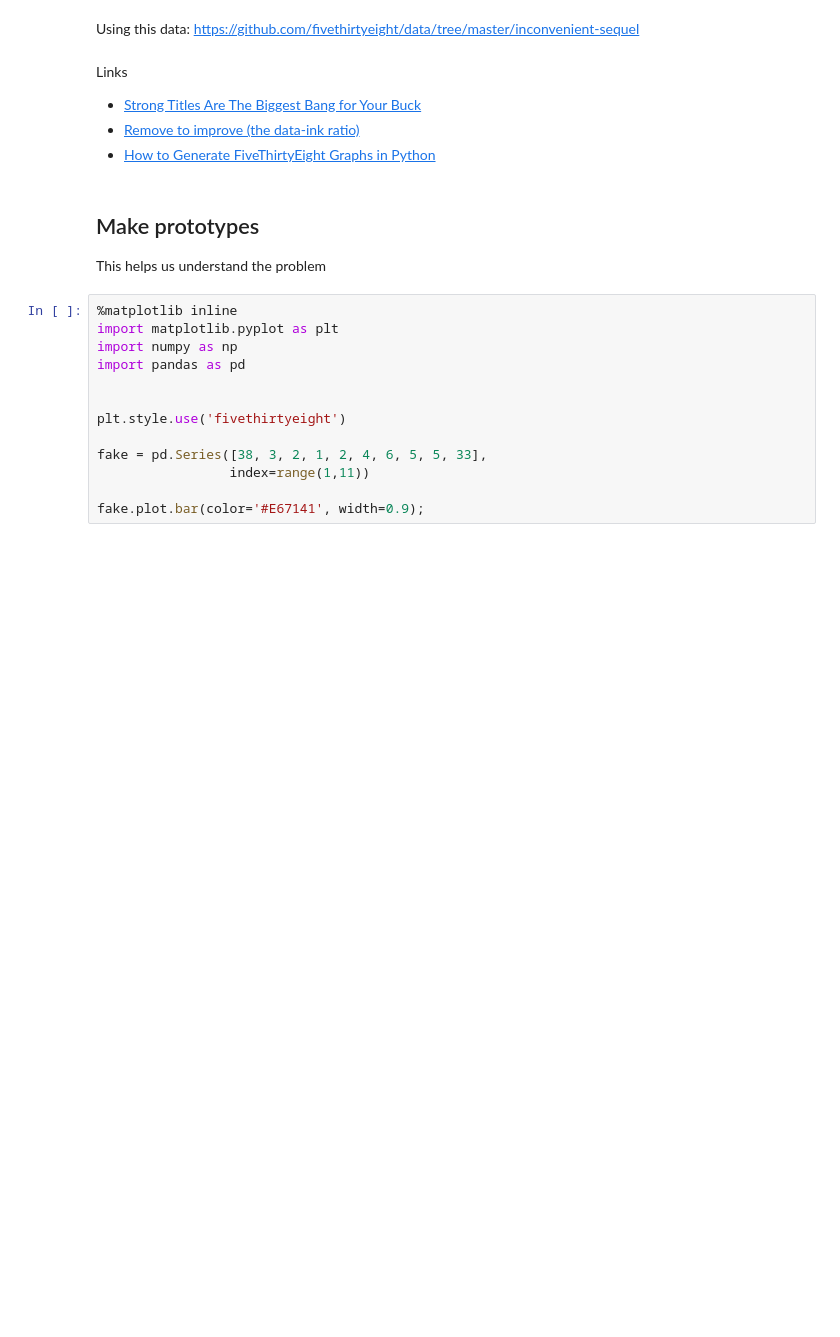
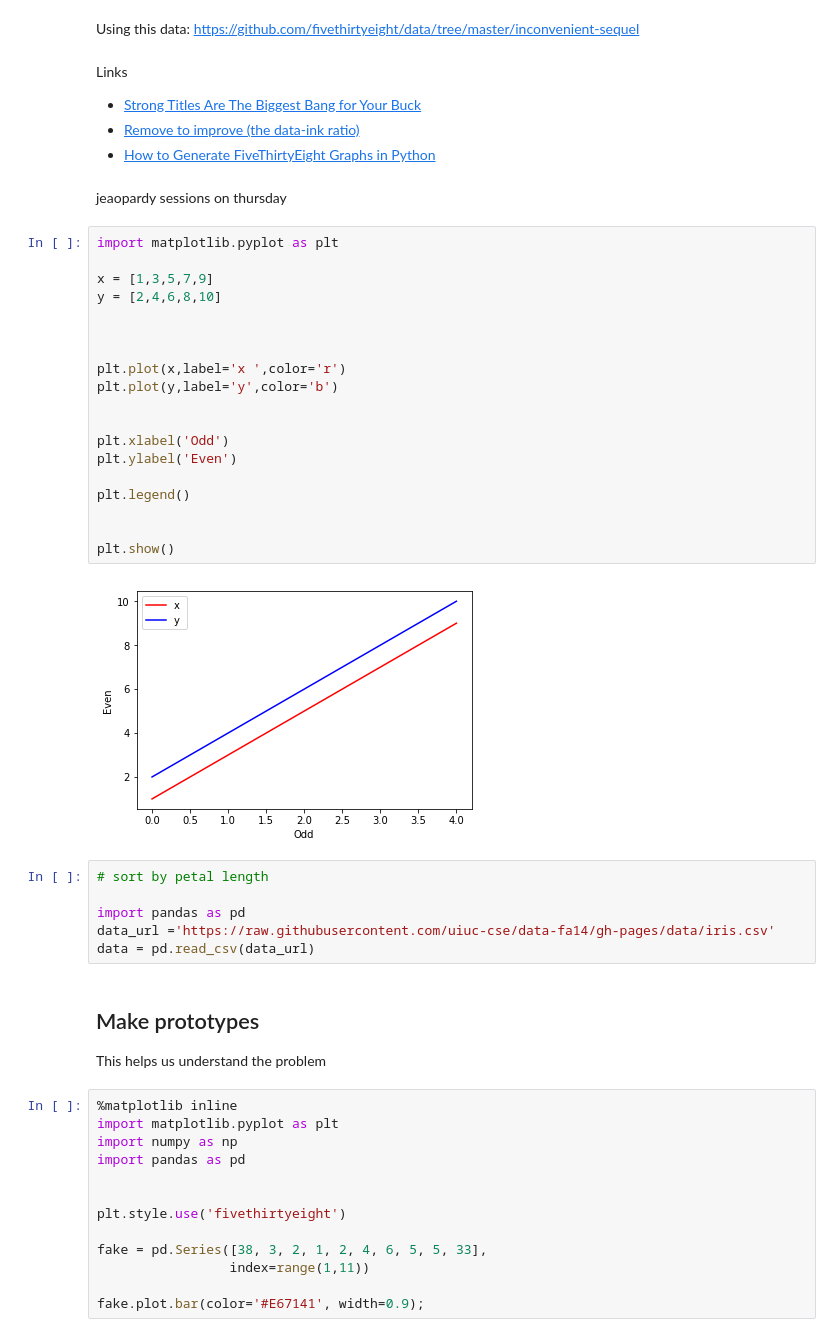
Before and after one commit to Bhavani-Rajan/DS-Unit-1-Sprint-2-Data-Wrangling-and-Storytelling, a Jupyter notebook: module3-make-explanatory-visualizations/LS_DS_123_Make_Explanatory_Visualizations.ipynb, the cells around one changed output. Drawn from its saved outputs; the diff is of its cells as text; blank space fills up the shorter version.

```diff
--- a/module3-make-explanatory-visualizations/LS_DS_123_Make_Explanatory_Visualizations.ipynb
+++ b/module3-make-explanatory-visualizations/LS_DS_123_Make_Explanatory_Visualizations.ipynb
@@ -287,6 +287,35 @@ Links
 - [Strong Titles Are The Biggest Bang for Your Buck](http://stephanieevergreen.com/strong-titles/)
 - [Remove to improve (the data-ink ratio)](https://www.darkhorseanalytics.com/blog/data-looks-better-naked)
 - [How to Generate FiveThirtyEight Graphs in Python](https://www.dataquest.io/blog/making-538-plots/)
+# %% [markdown]
+jeaopardy sessions on thursday
+# %%
+import matplotlib.pyplot as plt
+
+x = [1,3,5,7,9]
+y = [2,4,6,8,10]
+
+
+
+plt.plot(x,label='x ',color='r')
+plt.plot(y,label='y',color='b')
+
+
+plt.xlabel('Odd')
+plt.ylabel('Even')
+
+plt.legend()
+
+
+plt.show()
+# %% [output]
+[figure, added]
+# %%
+# sort by petal length
+
+import pandas as pd
+data_url ='https://raw.githubusercontent.com/uiuc-cse/data-fa14/gh-pages/data/iris.csv'
+data = pd.read_csv(data_url)
 # %% [markdown]
 ## Make prototypes
 
```
